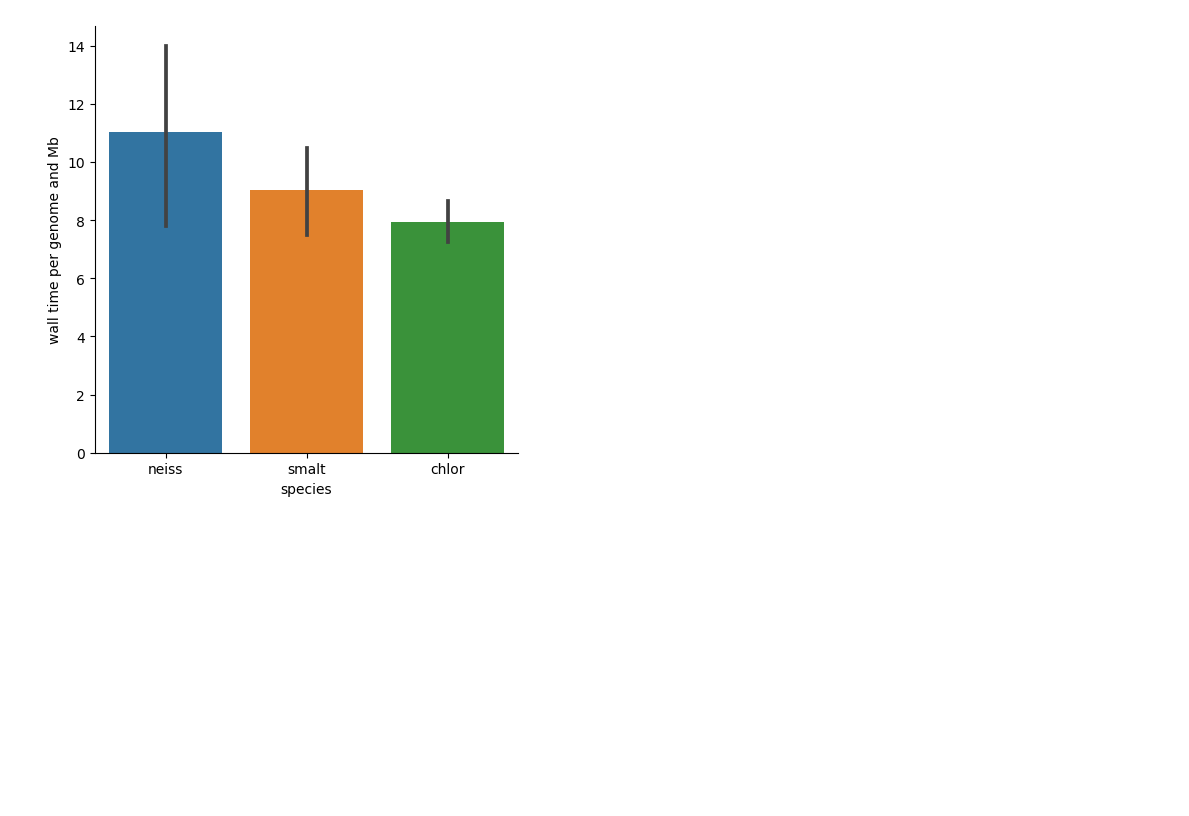
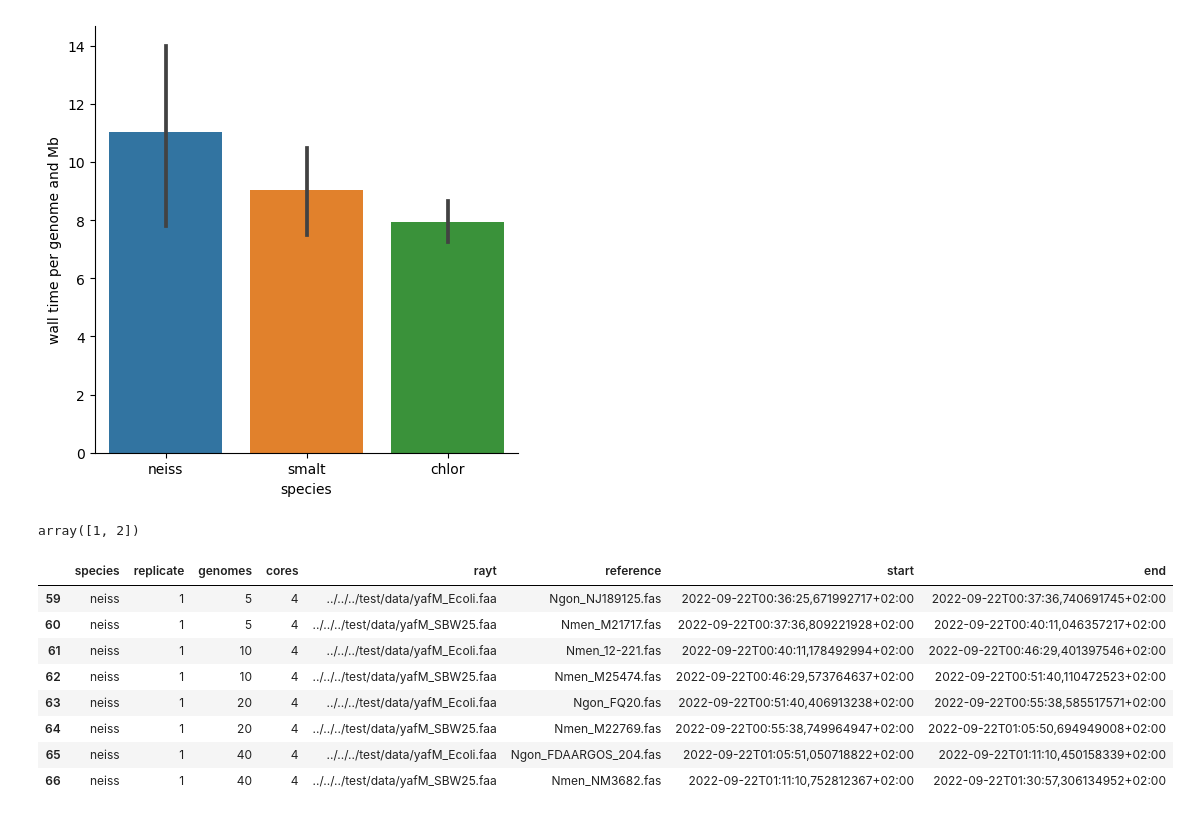
Before and after one commit to mpievolbio-scicomp/rarefan, a Jupyter notebook: profiling/datasets/profiling_analysis.ipynb, the cells around one changed output. Drawn from its saved outputs; the diff is of its cells as text; code cells hidden in the pictures; blank space fills up the shorter version.

```diff
--- a/profiling/datasets/profiling_analysis.ipynb
+++ b/profiling/datasets/profiling_analysis.ipynb
@@ -130,3 +130,19 @@ plt.savefig("normalized_wall_time__vs__species.pdf")
 plt.savefig("normalized_wall_time__vs__species.png")
 # %% [output]
 [figure]
+# %%
+data['replicate'].unique()
+# %% [output]
+array([1, 2])
+# %%
+data.query('`cores`==4').query('`species`=="neiss"')
+# %% [output]
+|  | species | replicate | genomes | cores | rayt | reference | start | end |
+| 59 | neiss | 1 | 5 | 4 | ../../../test/data/yafM_Ecoli.faa | Ngon_NJ189125.fas | 2022-09-22T00:36:25,671992717+02:00 | 2022-09-22T00:37:36,740691745+02:00 |
+| 60 | neiss | 1 | 5 | 4 | ../../../test/data/yafM_SBW25.faa | Nmen_M21717.fas | 2022-09-22T00:37:36,809221928+02:00 | 2022-09-22T00:40:11,046357217+02:00 |
+| 61 | neiss | 1 | 10 | 4 | ../../../test/data/yafM_Ecoli.faa | Nmen_12-221.fas | 2022-09-22T00:40:11,178492994+02:00 | 2022-09-22T00:46:29,401397546+02:00 |
+| 62 | neiss | 1 | 10 | 4 | ../../../test/data/yafM_SBW25.faa | Nmen_M25474.fas | 2022-09-22T00:46:29,573764637+02:00 | 2022-09-22T00:51:40,110472523+02:00 |
+| 63 | neiss | 1 | 20 | 4 | ../../../test/data/yafM_Ecoli.faa | Ngon_FQ20.fas | 2022-09-22T00:51:40,406913238+02:00 | 2022-09-22T00:55:38,585517571+02:00 |
+| 64 | neiss | 1 | 20 | 4 | ../../../test/data/yafM_SBW25.faa | Nmen_M22769.fas | 2022-09-22T00:55:38,749964947+02:00 | 2022-09-22T01:05:50,694949008+02:00 |
+| 65 | neiss | 1 | 40 | 4 | ../../../test/data/yafM_Ecoli.faa | Ngon_FDAARGOS_204.fas | 2022-09-22T01:05:51,050718822+02:00 | 2022-09-22T01:11:10,450158339+02:00 |
+| 66 | neiss | 1 | 40 | 4 | ../../../test/data/yafM_SBW25.faa | Nmen_NM3682.fas | 2022-09-22T01:11:10,752812367+02:00 | 2022-09-22T01:30:57,306134952+02:00 |
```
